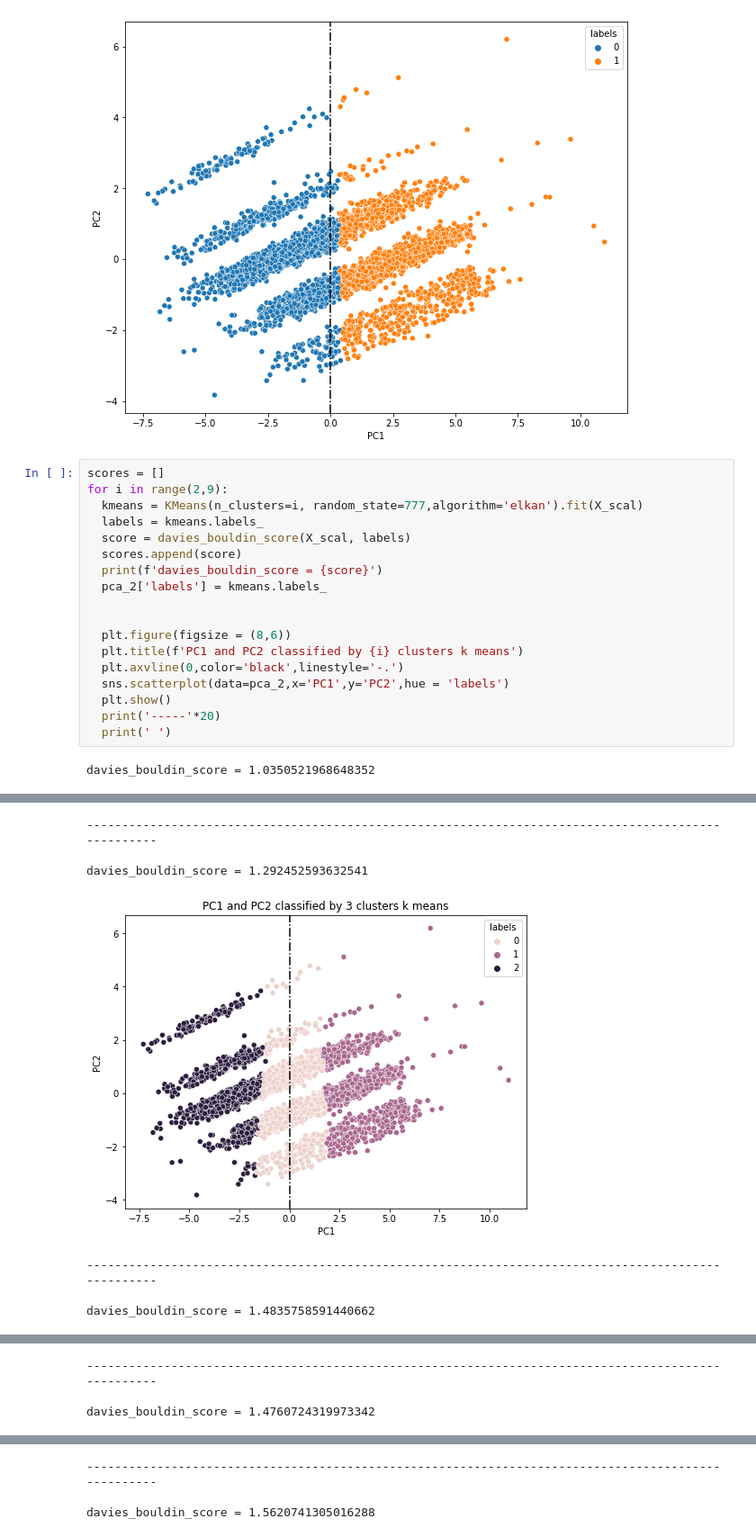
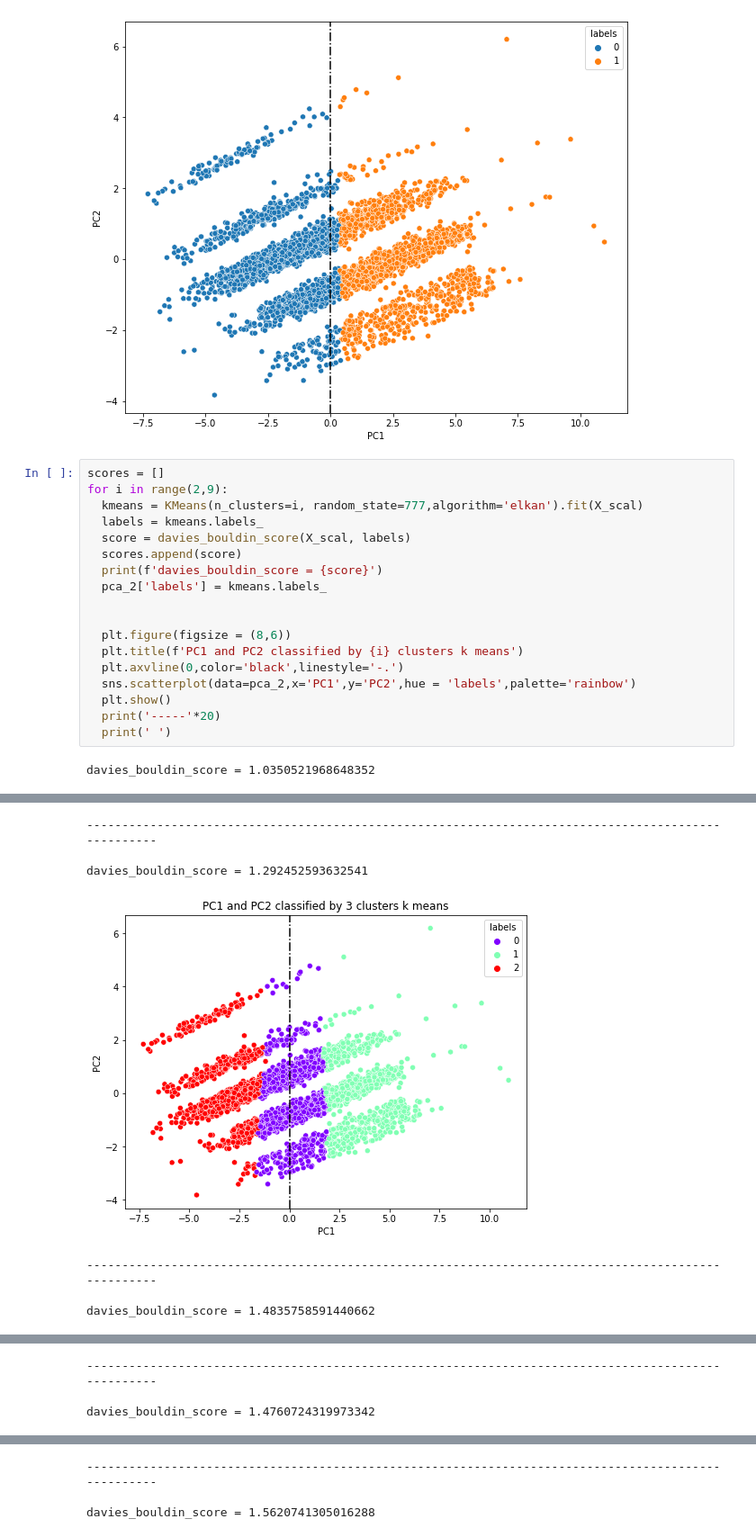
Before and after one commit to BautistaDavid/Machine-Learning-Class-2022, a Jupyter notebook: Proyecto_8.ipynb, the cells around one changed output, grey strips where cells are left out. Shown: that part at 90% size. Cells and saved outputs as stored; diff of their text form.

```diff
--- a/Proyecto_8.ipynb
+++ b/Proyecto_8.ipynb
@@ -105,7 +122,7 @@ for i in range(2,9):
   plt.figure(figsize = (8,6))
   plt.title(f'PC1 and PC2 classified by {i} clusters k means')
   plt.axvline(0,color='black',linestyle='-.')
-  sns.scatterplot(data=pca_2,x='PC1',y='PC2',hue = 'labels')
+  sns.scatterplot(data=pca_2,x='PC1',y='PC2',hue = 'labels',palette='rainbow')
   plt.show()
   print('-----'*20)
   print(' ')
@@ -115,7 +132,7 @@ davies_bouldin_score = 1.0350521968648352
 ----------------------------------------------------------------------------------------------------
 
 davies_bouldin_score = 1.292452593632541
-[figure, old version]
+[figure, new version]
 ----------------------------------------------------------------------------------------------------
 
 davies_bouldin_score = 1.4835758591440662
```
Also changed, not shown: parts of 6 cells of this notebook.
